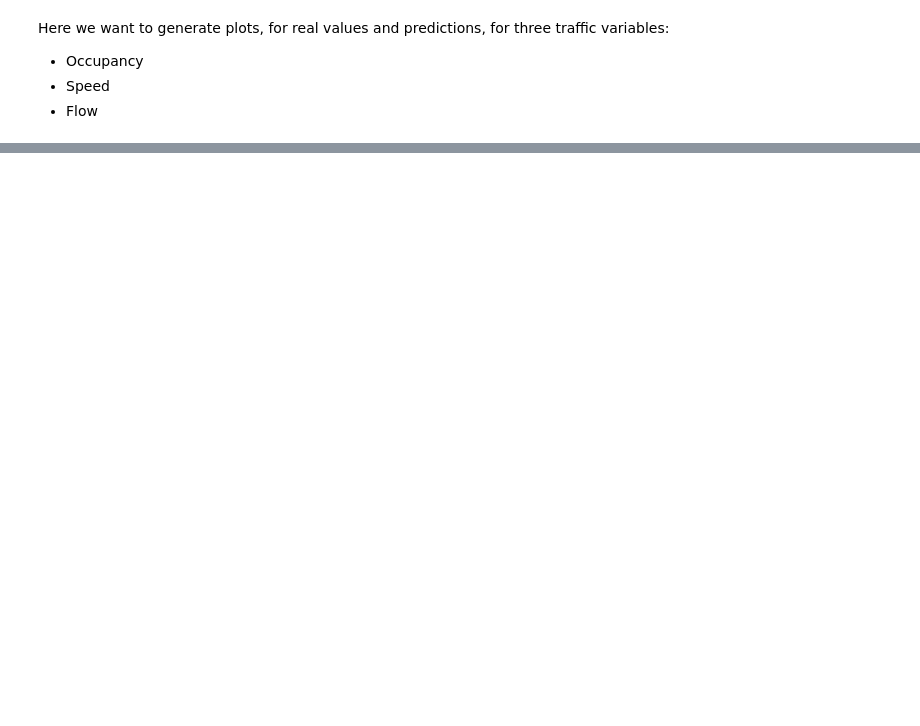
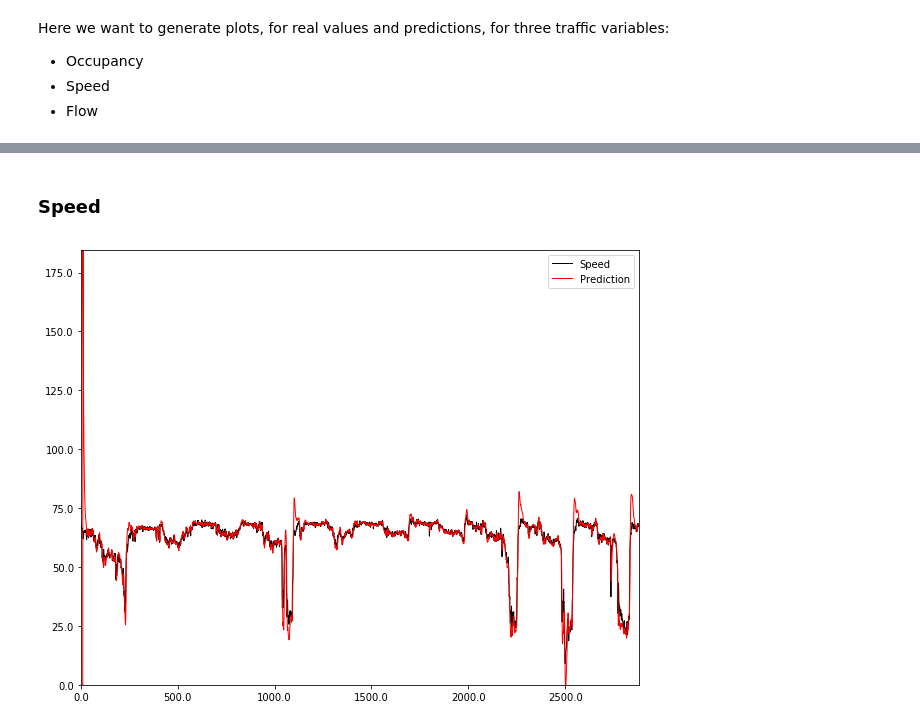
Before and after one commit to hy-lei/A-Hybrid-Approach-for-AID, a Jupyter notebook: TSA.ipynb, the cells around one changed output, grey strips where cells are left out. Saved outputs shown, nothing was run; the diff lists cells and outputs as text; code cells hidden in the pictures; blank space fills up the shorter version.

```diff
--- a/TSA.ipynb
+++ b/TSA.ipynb
@@ -462,0 +567,6 @@ def plot_time_series(X, Y, X_label, Y_label):
+# %% [markdown]
+### Speed
+# %%
+plot_time_series(X_400309[1], Y_400309[1], "Speed", "Prediction")
+# %% [output]
+[figure, added]
```
Also changed, not shown: parts of 27 cells of this notebook, 1 other file.
